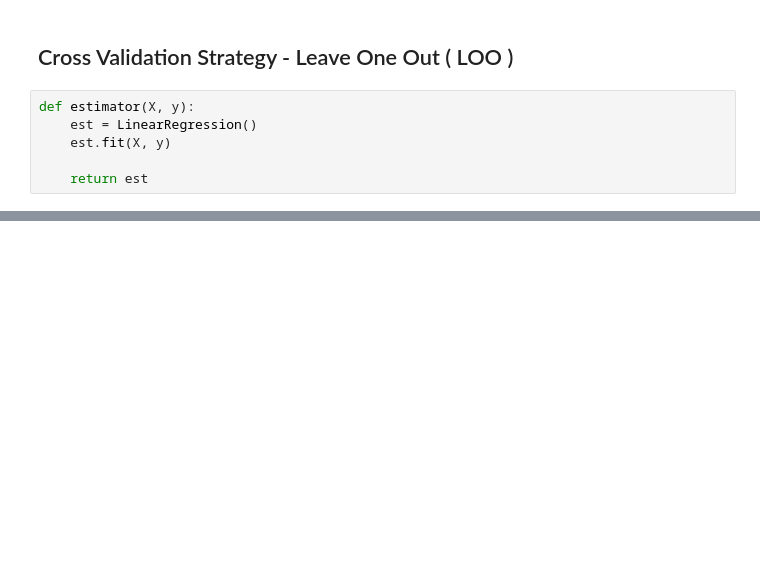
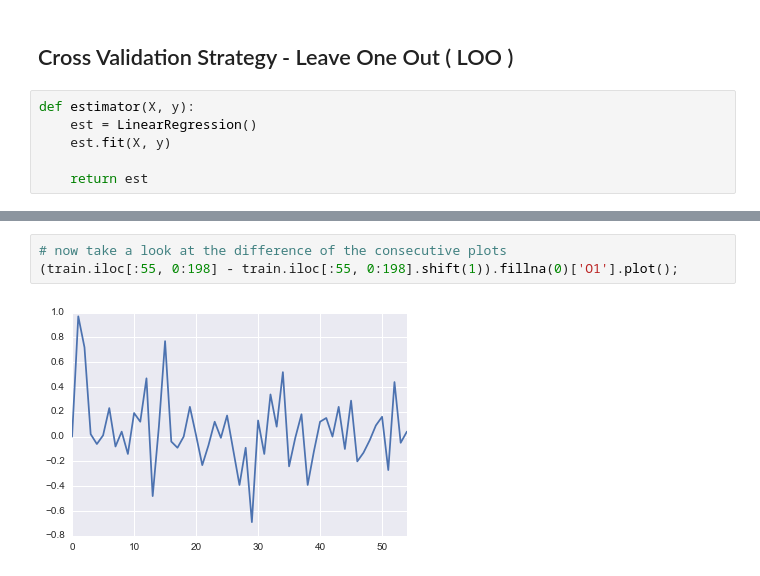
Before and after one commit to numb3r33/Applied-Data-Analysis, a Jupyter notebook: Predict-Stock-Prices/notebooks/Big_Data_Combine_Exploratory_Data_Analysis.ipynb, the cells around one changed output, grey strips where cells are left out. Cells and saved outputs as stored; diff of their text form; blank space fills up the shorter version.

```diff
--- a/Predict-Stock-Prices/notebooks/Big_Data_Combine_Exploratory_Data_Analysis.ipynb
+++ b/Predict-Stock-Prices/notebooks/Big_Data_Combine_Exploratory_Data_Analysis.ipynb
@@ -332,0 +313,5 @@ target.shape
+# %%
+# now take a look at the difference of the consecutive plots
+(train.iloc[:55, 0:198] - train.iloc[:55, 0:198].shift(1)).fillna(0)['O1'].plot();
+# %% [output]
+[figure, added]
```
Also changed, not shown: parts of 13 cells of this notebook.
